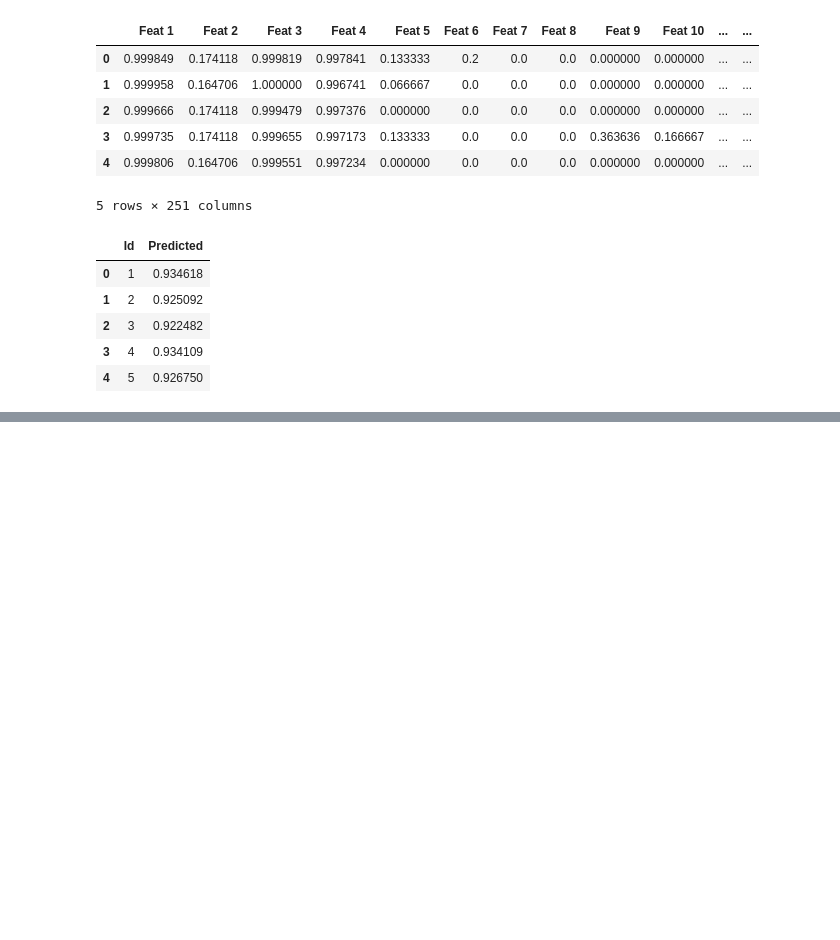
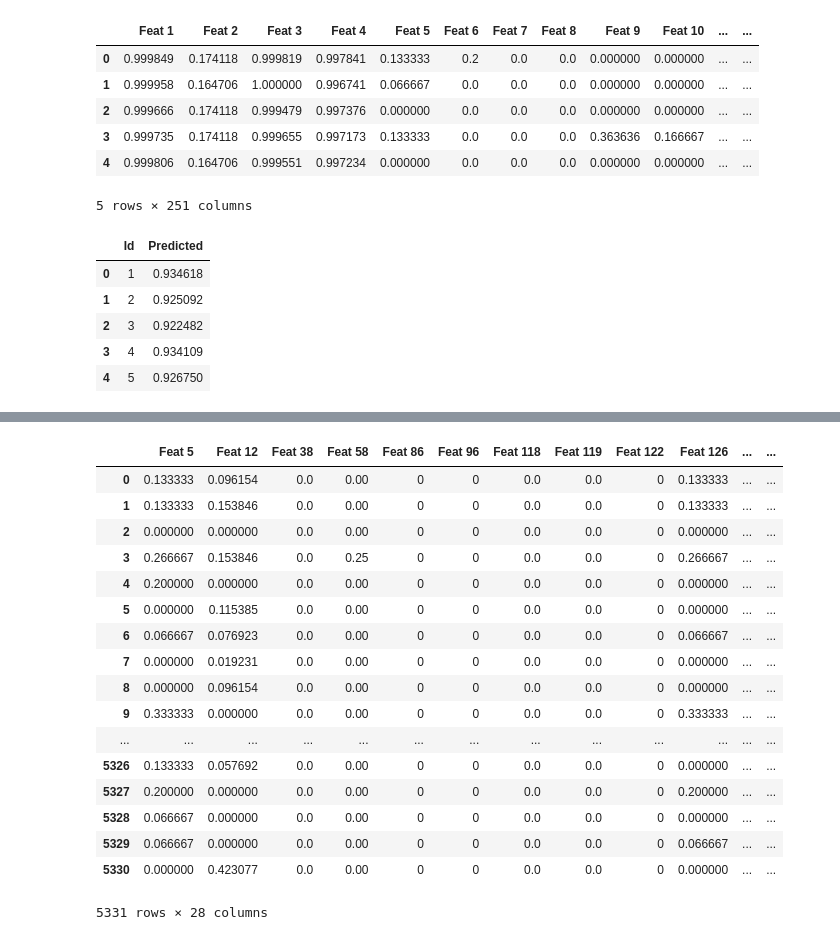
Before and after one commit to MikeBao99/cs181-practicals, a Jupyter notebook: P1/sample.ipynb, the cells around one changed output, grey strips where cells are left out. Cells and saved outputs as stored; diff of their text form; code cells hidden in the pictures; blank space fills up the shorter version.

```diff
--- a/P1/sample.ipynb
+++ b/P1/sample.ipynb
@@ -203,6 +206,27 @@ def to_kaggle(model, test):
 final_lasso = LassoCV()
 final_lasso.fit(apply_basis(train, poly_funcs).drop(['Id','Target'], axis=1), y_train)
 kaggle_lasso = to_kaggle(final_lasso, apply_basis(test, poly_funcs))
+# %%
+apply_basis(train, poly_funcs).iloc[:,final_lasso.coef_ > 0]
+# %% [output]
+|  | Feat 5 | Feat 12 | Feat 38 | Feat 58 | Feat 86 | Feat 96 | Feat 118 | Feat 119 | Feat 122 | Feat 126 | ... | ... |
+| 0 | 0.133333 | 0.096154 | 0.0 | 0.00 | 0 | 0 | 0.0 | 0.0 | 0 | 0.133333 | ... | ... |
+| 1 | 0.133333 | 0.153846 | 0.0 | 0.00 | 0 | 0 | 0.0 | 0.0 | 0 | 0.133333 | ... | ... |
+| 2 | 0.000000 | 0.000000 | 0.0 | 0.00 | 0 | 0 | 0.0 | 0.0 | 0 | 0.000000 | ... | ... |
+| 3 | 0.266667 | 0.153846 | 0.0 | 0.25 | 0 | 0 | 0.0 | 0.0 | 0 | 0.266667 | ... | ... |
+| 4 | 0.200000 | 0.000000 | 0.0 | 0.00 | 0 | 0 | 0.0 | 0.0 | 0 | 0.000000 | ... | ... |
+| 5 | 0.000000 | 0.115385 | 0.0 | 0.00 | 0 | 0 | 0.0 | 0.0 | 0 | 0.000000 | ... | ... |
+| 6 | 0.066667 | 0.076923 | 0.0 | 0.00 | 0 | 0 | 0.0 | 0.0 | 0 | 0.066667 | ... | ... |
+| 7 | 0.000000 | 0.019231 | 0.0 | 0.00 | 0 | 0 | 0.0 | 0.0 | 0 | 0.000000 | ... | ... |
+| 8 | 0.000000 | 0.096154 | 0.0 | 0.00 | 0 | 0 | 0.0 | 0.0 | 0 | 0.000000 | ... | ... |
+| 9 | 0.333333 | 0.000000 | 0.0 | 0.00 | 0 | 0 | 0.0 | 0.0 | 0 | 0.333333 | ... | ... |
+| ... | ... | ... | ... | ... | ... | ... | ... | ... | ... | ... | ... | ... |
+| 5326 | 0.133333 | 0.057692 | 0.0 | 0.00 | 0 | 0 | 0.0 | 0.0 | 0 | 0.000000 | ... | ... |
+| 5327 | 0.200000 | 0.000000 | 0.0 | 0.00 | 0 | 0 | 0.0 | 0.0 | 0 | 0.200000 | ... | ... |
+| 5328 | 0.066667 | 0.000000 | 0.0 | 0.00 | 0 | 0 | 0.0 | 0.0 | 0 | 0.000000 | ... | ... |
+| 5329 | 0.066667 | 0.000000 | 0.0 | 0.00 | 0 | 0 | 0.0 | 0.0 | 0 | 0.066667 | ... | ... |
+| 5330 | 0.000000 | 0.423077 | 0.0 | 0.00 | 0 | 0 | 0.0 | 0.0 | 0 | 0.000000 | ... | ... |
+5331 rows × 28 columns
 # %%
 with open('submission_lasso.csv', 'w') as out:
     out.write(kaggle_lasso.to_csv(index=False))
```
Also changed, not shown: parts of 14 cells of this notebook, 3 other files.
